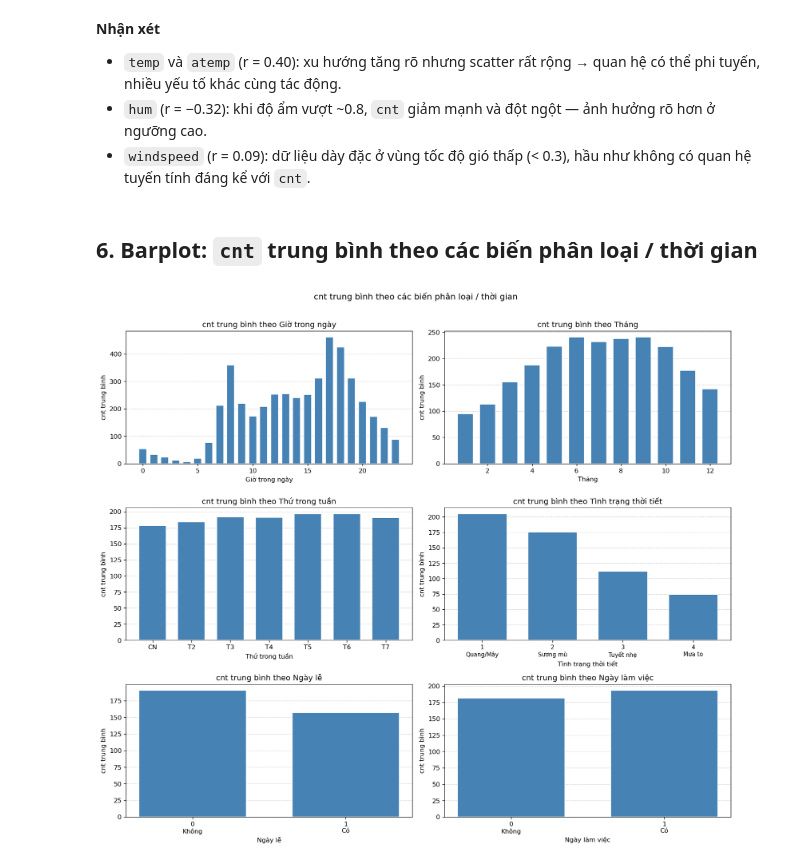
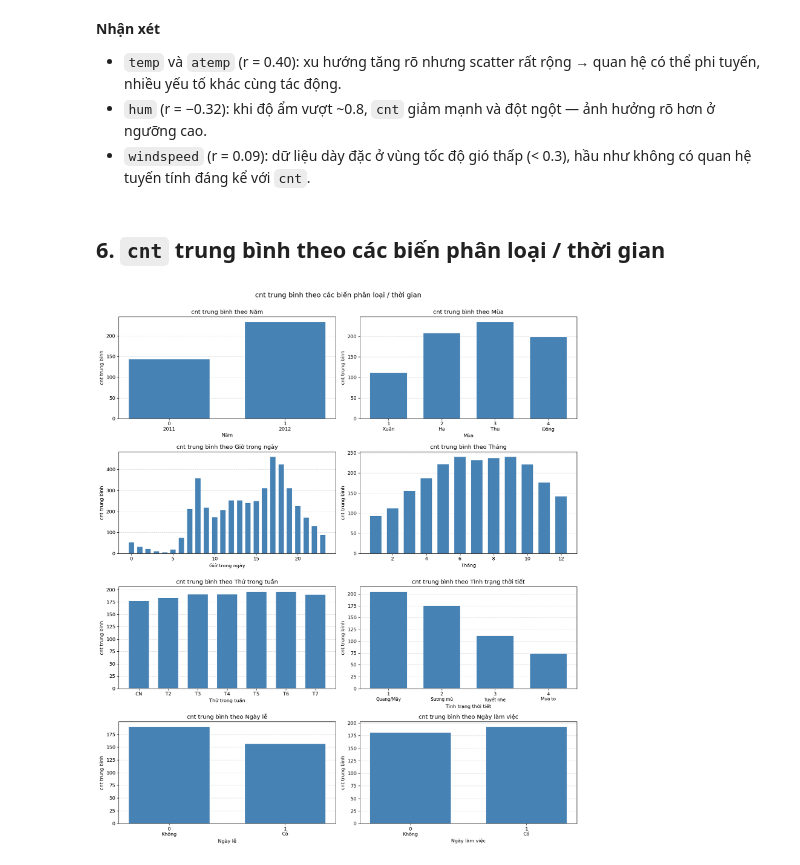
Before and after one commit to tdat1465/lab1-intro2ML, a Jupyter notebook: code/Part1_Regression/eda.ipynb, the cells around one changed output. Drawn from its saved outputs; the diff is of its cells as text; code cells hidden in the pictures.

```diff
--- a/code/Part1_Regression/eda.ipynb
+++ b/code/Part1_Regression/eda.ipynb
@@ -186,13 +296,9 @@ labels = {
 fig, axes = plt.subplots(2, 2, figsize=(12, 8))
 for ax, var in zip(axes.flat, weather_vars):
     ax.scatter(df[var], df[TARGET], alpha=0.15, s=5, color="steelblue")
-    m, b, r, *_ = stats.linregress(df[var], df[TARGET])
-    x_line = np.linspace(df[var].min(), df[var].max(), 100)
-    ax.plot(x_line, m * x_line + b, color="red", linewidth=1.5, label=f"r = {r:.2f}")
     ax.set_xlabel(labels[var])
     ax.set_ylabel("cnt")
     ax.set_title(f"cnt vs {var}")
-    ax.legend(fontsize=9)
 
 plt.suptitle("Scatter: cnt và các biến thời tiết", y=1.01)
 plt.tight_layout()
@@ -207,9 +313,11 @@ plt.show()
 - `hum` (r = −0.32): khi độ ẩm vượt ~0.8, `cnt` giảm mạnh và đột ngột — ảnh hưởng rõ hơn ở ngưỡng cao.
 - `windspeed` (r = 0.09): dữ liệu dày đặc ở vùng tốc độ gió thấp (< 0.3), hầu như không có quan hệ tuyến tính đáng kể với `cnt`.
 # %% [markdown]
-## 6. Barplot: `cnt` trung bình theo các biến phân loại / thời gian
+## 6. `cnt` trung bình theo các biến phân loại / thời gian
 # %%
 cat_vars = {
+    "yr":         "Năm",
+    "season":     "Mùa",
     "hr":         "Giờ trong ngày",
     "mnth":       "Tháng",
     "weekday":    "Thứ trong tuần",
@@ -220,39 +328,45 @@ cat_vars = {
 
 weekday_labels  = ["CN", "T2", "T3", "T4", "T5", "T6", "T7"]
 weather_labels  = ["1\nQuang/Mây", "2\nSương mù", "3\nTuyết nhẹ", "4\nMưa to"]
+season_labels   = ["1\nXuân", "2\nHạ", "3\nThu", "4\nĐông"]
 binary_labels   = {
+    "yr":         ["0\n2011", "1\n2012"],
     "holiday":    ["0\nKhông", "1\nCó"],
     "workingday": ["0\nKhông", "1\nCó"],
 }
 
-fig, axes = plt.subplots(3, 2, figsize=(14, 12))
+# Tăng lên 4 hàng 2 cột để chứa đủ 8 biến
+fig, axes = plt.subplots(4, 2, figsize=(14, 16))
 
 for ax, (var, title) in zip(axes.flat, cat_vars.items()):
     group = df.groupby(var)[TARGET].mean()
     bars = ax.bar(group.index, group.values, color="steelblue", edgecolor="white", width=0.7)
 
     # Tuỳ chỉnh nhãn trục x
     if var == "weekday":
         ax.set_xticks(range(7))
         ax.set_xticklabels(weekday_labels)
     elif var == "weathersit":
         ax.set_xticks([1, 2, 3, 4])
         ax.set_xticklabels(weather_labels, fontsize=9)
+    elif var == "season":
+        ax.set_xticks([1, 2, 3, 4])
+        ax.set_xticklabels(season_labels)
     elif var in binary_labels:
         ax.set_xticks([0, 1])
         ax.set_xticklabels(binary_labels[var])
 
     ax.set_title(f"cnt trung bình theo {title}")
     ax.set_xlabel(title)
     ax.set_ylabel("cnt trung bình")
     ax.yaxis.grid(True, linestyle="--", alpha=0.5)
     ax.set_axisbelow(True)
 
-plt.suptitle("cnt trung bình theo các biến phân loại / thời gian", fontsize=13, y=1.01)
+plt.suptitle("cnt trung bình theo các biến phân loại / thời gian", fontsize=14, y=1.0)
 plt.tight_layout()
 plt.savefig(IMGS_DIR / "cnt_by_categorical.png", bbox_inches="tight")
 plt.show()
 # %% [output]
-[figure, old version]
+[figure, new version]
 # %% [markdown]
 **Nhận xét**
```
Also changed, not shown: parts of 32 cells of this notebook, 1 other file.
